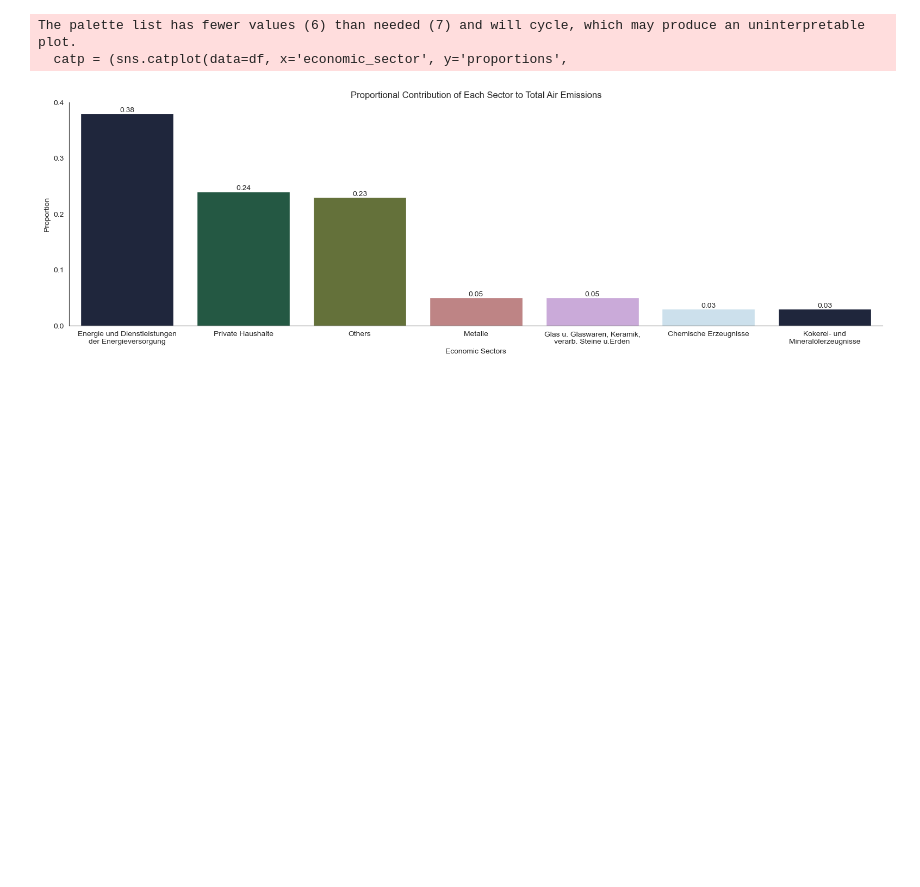
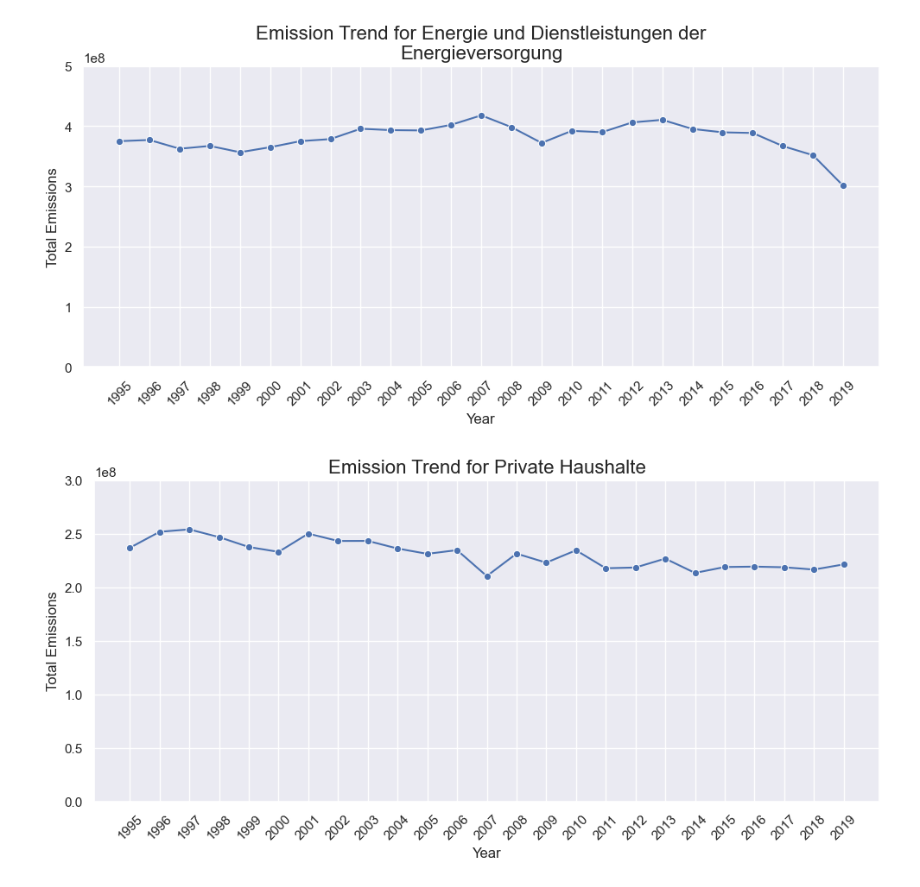
Before and after one commit to AyseAsude/FAU-MADE, a Jupyter notebook: project/analysis.ipynb, the cells around one changed output. Drawn from its saved outputs; the diff is of its cells as text; code cells hidden in the pictures; blank space fills up the shorter version.

Commit message:
improved plots

```diff
--- a/project/analysis.ipynb
+++ b/project/analysis.ipynb
@@ -118,9 +78,3 @@ def visualize(df):
         ax.set_xticklabels(labels)
         for c in ax.containers:
             ax.bar_label(c, label_type='edge')
-# %%
-visualize(df_to_analyze)
-# %% [output]
-The palette list has fewer values (6) than needed (7) and will cycle, which may produce an uninterpretable plot.
-  catp = (sns.catplot(data=df, x='economic_sector', y='proportions',
-[figure, removed]
@@ -126,0 +115,40 @@ The palette list has fewer values (6) than needed (7) and will cycle, which may
+# %%
+year_dict = {}
+for i in range(1995, 2020):
+    year_dict[i] = analyze_year(i, 10)
+# %%
+def visualize_trend(dict_of_df, sector_name, limit):
+    sns.set_style("darkgrid")
+    plt.figure(figsize=(10, 5))
+
+    total_dict = {}
+
+    for year in dict_of_df.keys():
+        total = get_total_emissions(dict_of_df[year], sector_name)
+        total_dict[year] = total
+
+    plot_df = pd.DataFrame(list(total_dict.items()), columns=['year', 'total_emissions'])
+
+    lineplot = sns.lineplot(data=plot_df, x="year", y="total_emissions", marker='o', color='b')
+    plt.ylim(0, limit)
+    lineplot.set_xlabel("Year", fontsize=12)
+    lineplot.set_ylabel("Total Emissions", fontsize=12)
+    lineplot.set_title("\n".join(wrap(f"Emission Trend for {sector_name}", 60)), fontsize=16)
+
+    # Customize tick labels and rotation
+    plt.xticks(list(dict_of_df.keys()), rotation=45)
+
+    plt.tight_layout()
+    plt.show()
+
+    return total_dict
+# %%
+energy_comparison = visualize_trend(year_dict, "Energie und Dienstleistungen der Energieversorgung", limit=5e8)
+private_hh_comparison = visualize_trend(year_dict, "Private Haushalte", limit=3e8)
+metal_comparison = visualize_trend(year_dict, "Metalle", limit=1e8)
+others_comparison = visualize_trend(year_dict, "Others", limit=2e8)
+glass_comparison = visualize_trend(year_dict, "Glas u. Glaswaren, Keramik, verarb. Steine u.Erden", limit=1e8)
+freight_comparison = visualize_trend(year_dict, "Chemische Erzeugnisse", limit=1e8)
+# %% [output]
+[figure, added]
+[figure, added]
```
Also changed, not shown: parts of 9 cells of this notebook, 1 other file.
